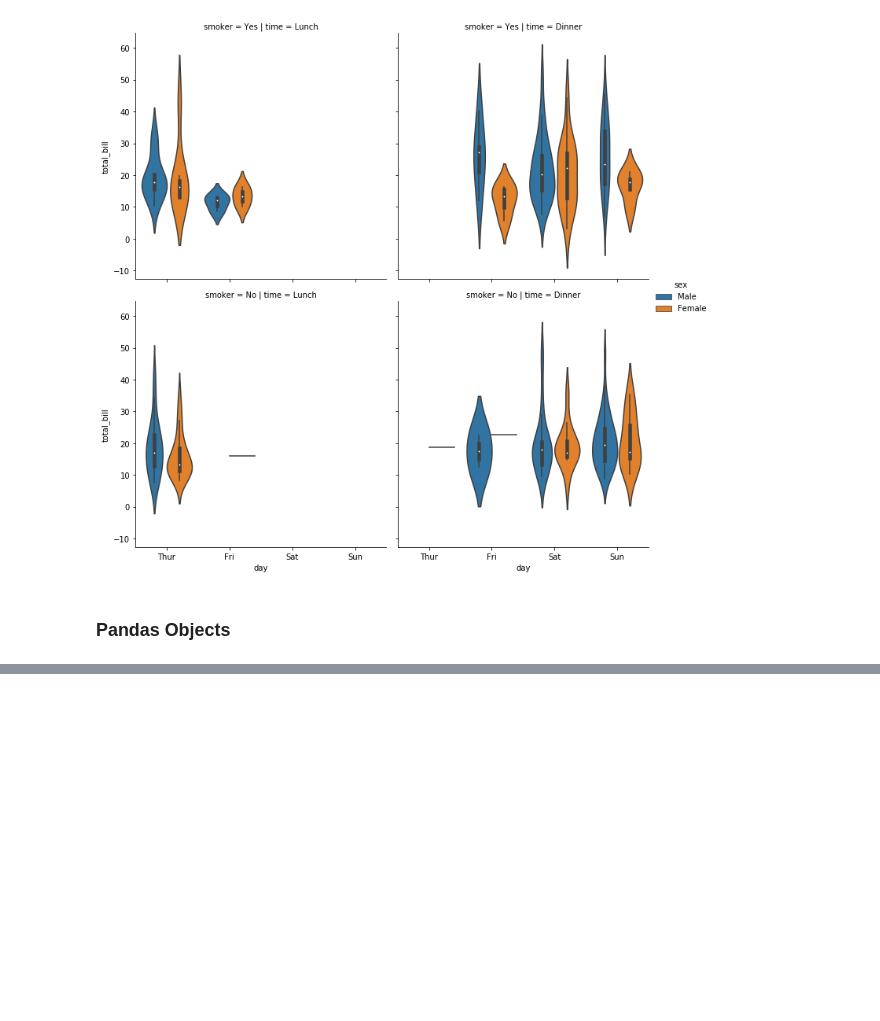
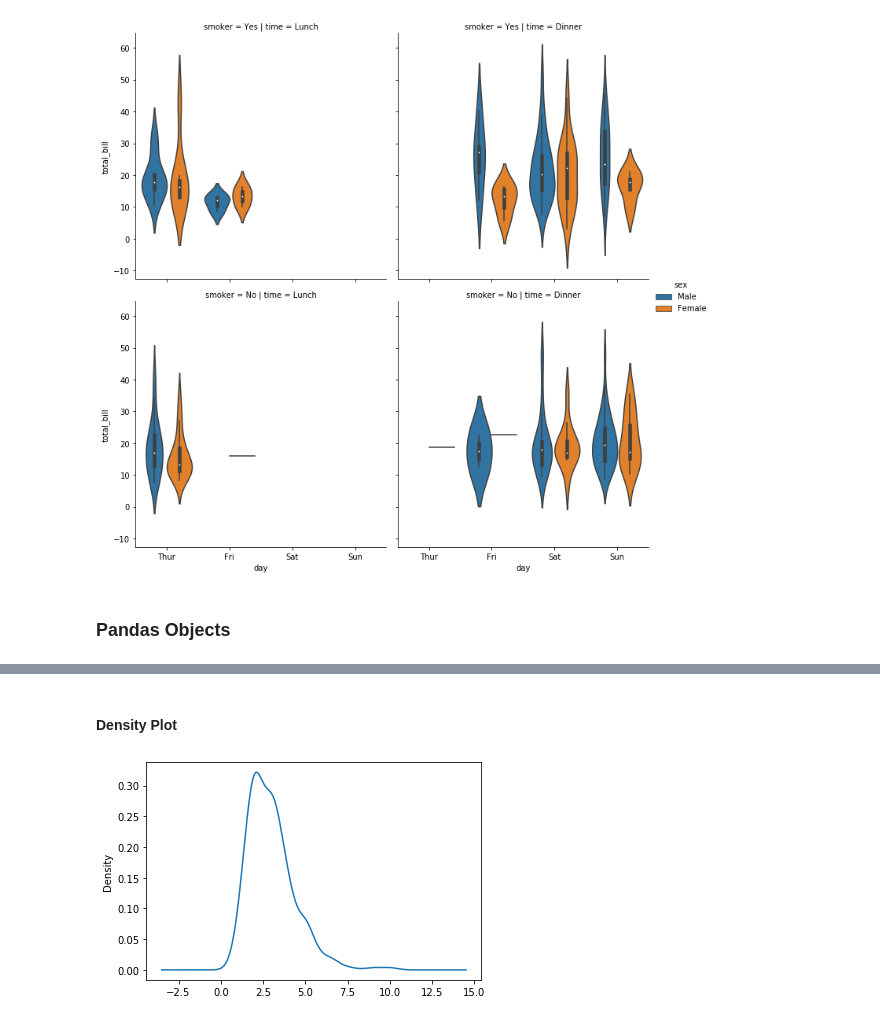
Before and after one commit to DeepikaSampangi/python_ds_pkgs, a Jupyter notebook: Pandas/Pandas - Plotting.ipynb, the cells around one changed output, grey strips where cells are left out. Cells and saved outputs as stored; diff of their text form; code cells hidden in the pictures; blank space fills up the shorter version.

```diff
--- a/Pandas/Pandas - Plotting.ipynb
+++ b/Pandas/Pandas - Plotting.ipynb
@@ -450,0 +476,9 @@ facet = sns.factorplot(x='day', y='total_bill', hue='sex', data=tips, row='smoke
+# %% [markdown]
+#### Density Plot
+# %%
+fig, ax = plt.subplots()
+ax = tips['tip'].plot.kde()
+
+plt.show()
+# %% [output]
+[figure, added]
```
Also changed, not shown: parts of 19 cells of this notebook.
